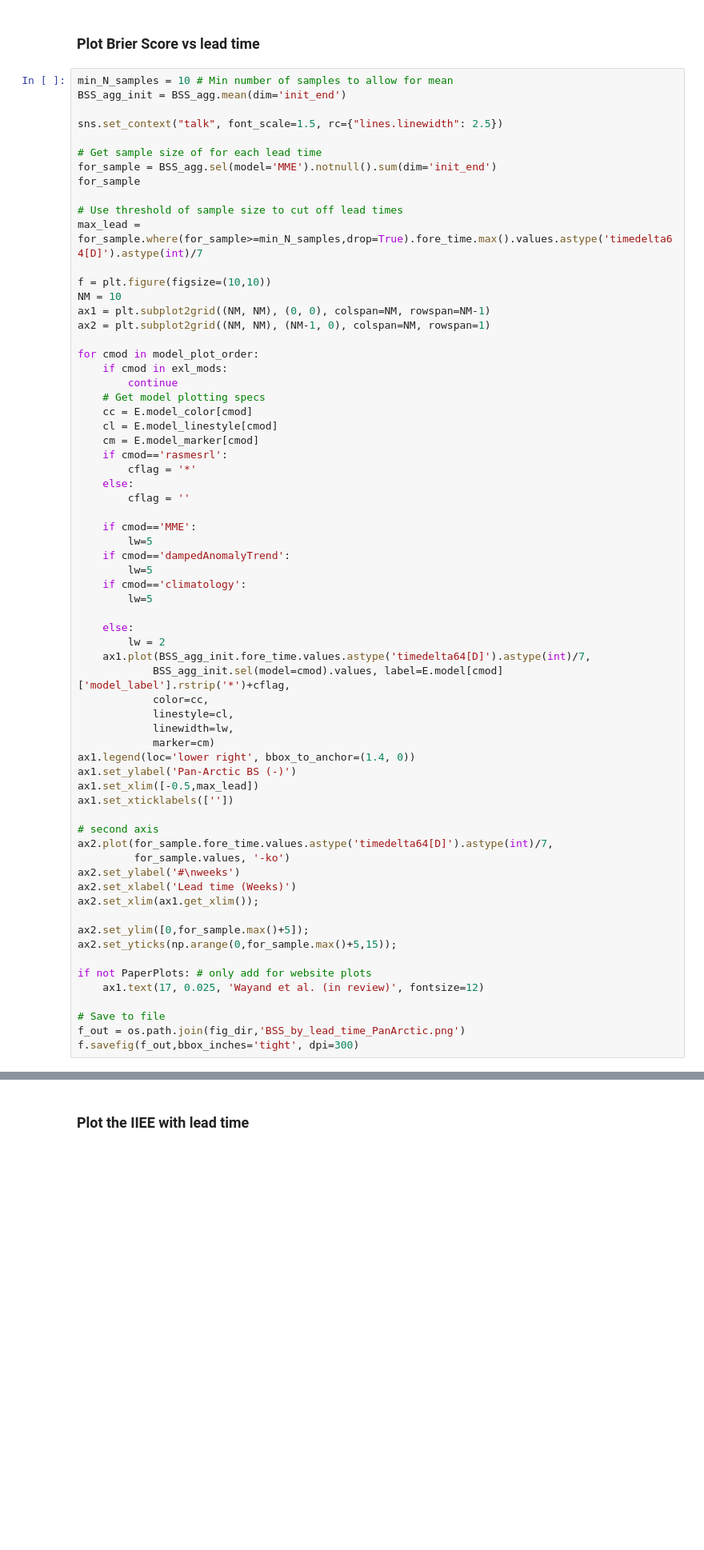
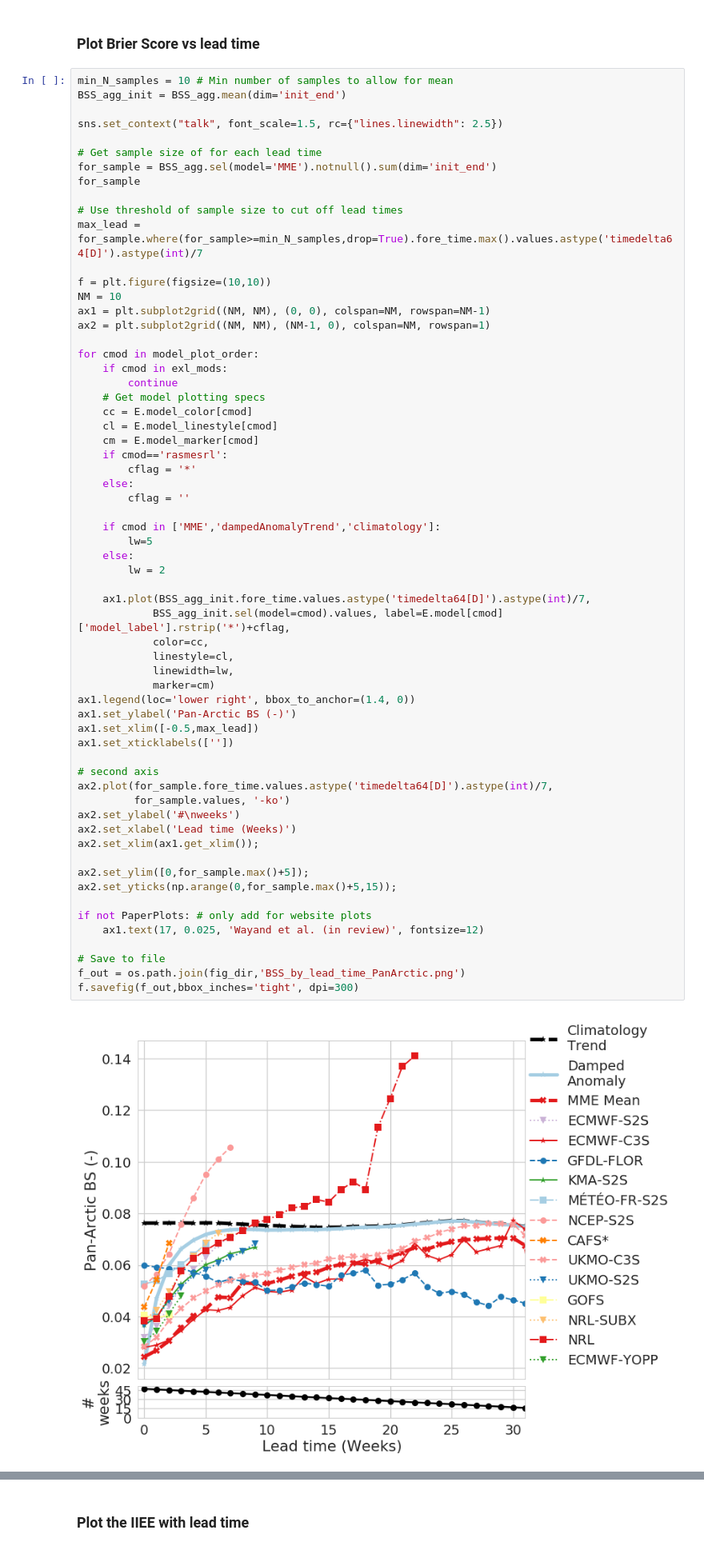
Before and after one commit to NicWayand/ESIO, a Jupyter notebook: notebooks/Eval_weekly_forecasts.ipynb, the cells around one changed output, grey strips where cells are left out. Shown: that part at 80% size. Saved outputs shown, nothing was run; the diff lists cells and outputs as text; blank space fills up the shorter version.

```diff
--- a/notebooks/Eval_weekly_forecasts.ipynb
+++ b/notebooks/Eval_weekly_forecasts.ipynb
@@ -314,39 +442,37 @@ for cmod in model_plot_order:
     else:
         cflag = ''
 
-    if cmod=='MME':
+    if cmod in ['MME','dampedAnomalyTrend','climatology']:
         lw=5
-    if cmod=='dampedAnomalyTrend':
-        lw=5
-    if cmod=='climatology':
-        lw=5
-
     else:
         lw = 2
+
     ax1.plot(BSS_agg_init.fore_time.values.astype('timedelta64[D]').astype(int)/7,
             BSS_agg_init.sel(model=cmod).values, label=E.model[cmod]['model_label'].rstrip('*')+cflag,
             color=cc,
             linestyle=cl,
             linewidth=lw,
             marker=cm)
 ax1.legend(loc='lower right', bbox_to_anchor=(1.4, 0))
 ax1.set_ylabel('Pan-Arctic BS (-)')
 ax1.set_xlim([-0.5,max_lead])
 ax1.set_xticklabels([''])
 
 # second axis
 ax2.plot(for_sample.fore_time.values.astype('timedelta64[D]').astype(int)/7,
          for_sample.values, '-ko')
 ax2.set_ylabel('#\nweeks')
 ax2.set_xlabel('Lead time (Weeks)')
 ax2.set_xlim(ax1.get_xlim());
 
 ax2.set_ylim([0,for_sample.max()+5]);
 ax2.set_yticks(np.arange(0,for_sample.max()+5,15));
 
 if not PaperPlots: # only add for website plots
     ax1.text(17, 0.025, 'Wayand et al. (in review)', fontsize=12)
 
 # Save to file
 f_out = os.path.join(fig_dir,'BSS_by_lead_time_PanArctic.png')
 f.savefig(f_out,bbox_inches='tight', dpi=300)
+# %% [output]
+[figure, added]
```
Also changed, not shown: parts of 15 cells of this notebook, 18 other files.
